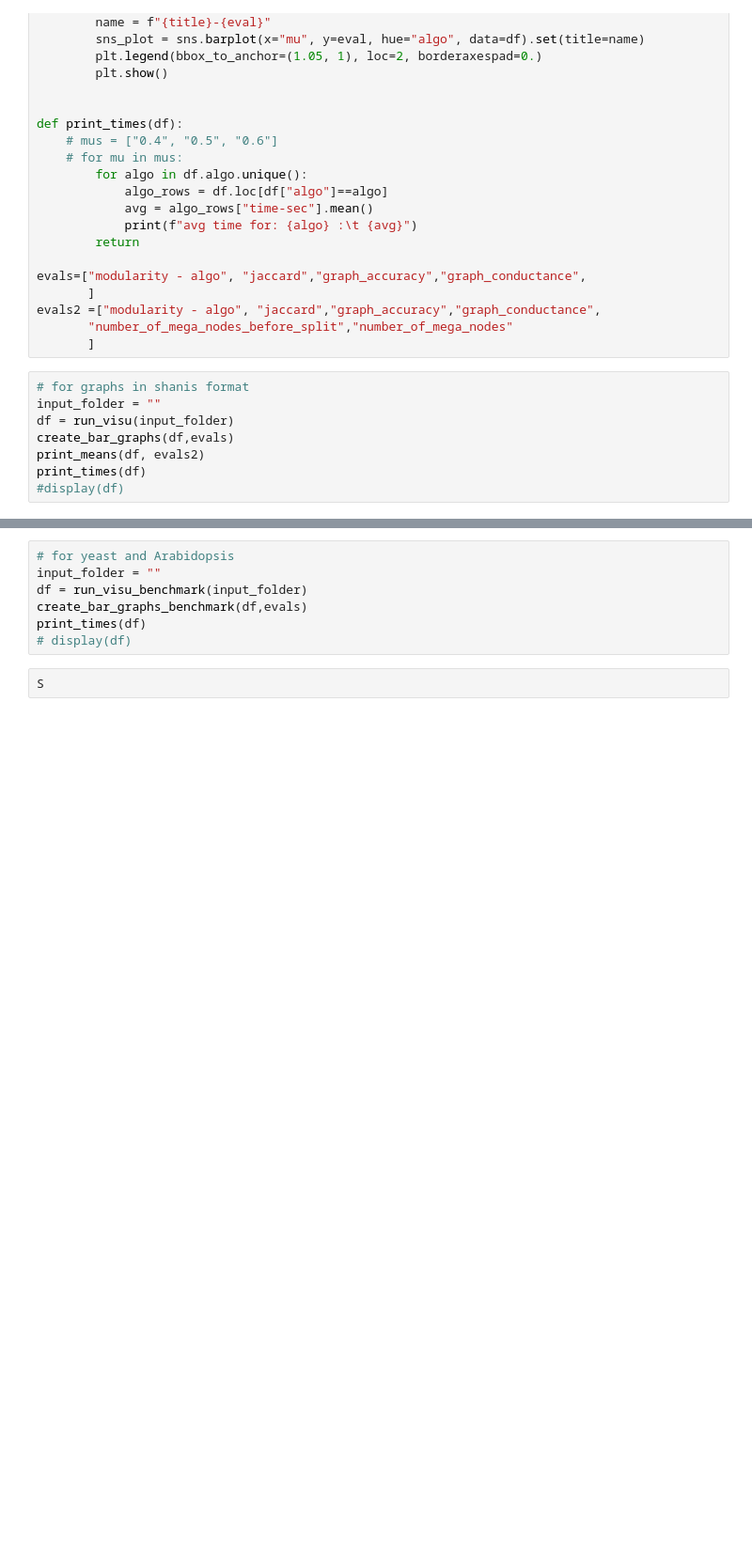
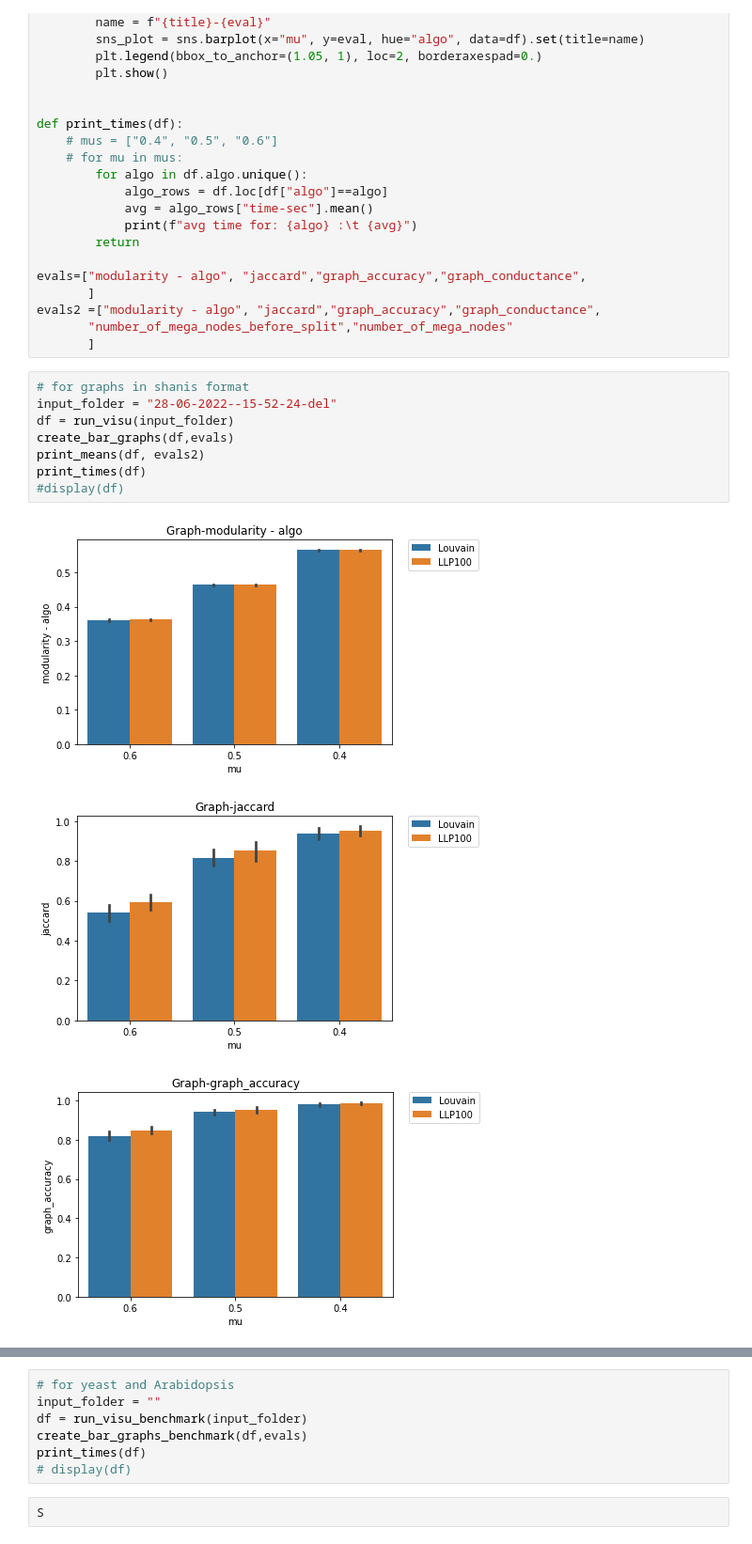
Before and after one commit to keskim1111/network-analysis, a Jupyter notebook: visualization/create_bar_plots.ipynb, the cells around one changed output, grey strips where cells are left out. Shown: that part at 94% size. Cells and saved outputs as stored; diff of their text form; blank space fills up the shorter version.

```diff
--- a/visualization/create_bar_plots.ipynb
+++ b/visualization/create_bar_plots.ipynb
@@ -109,9 +109,13 @@ evals2 =["modularity - algo", "jaccard","graph_accuracy","graph_conductance",
        ]
 # %%
 # for graphs in shanis format
-input_folder = ""
+input_folder = "28-06-2022--15-52-24-del"
 df = run_visu(input_folder)
 create_bar_graphs(df,evals)
 print_means(df, evals2)
 print_times(df)
 #display(df)
+# %% [output]
+[figure, added]
+[figure, added]
+[figure, added]
```
Also changed, not shown: parts of 1 cell of this notebook, 2 other files.
